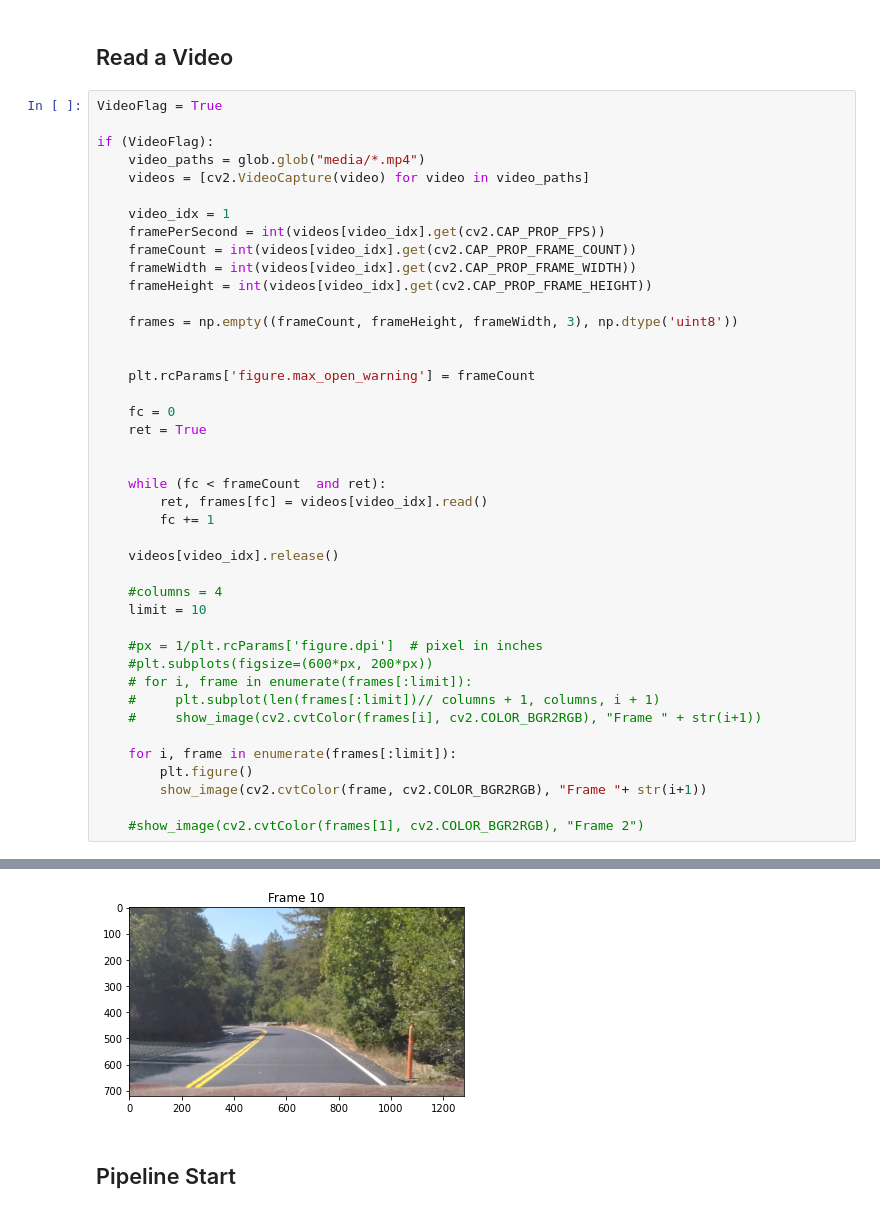
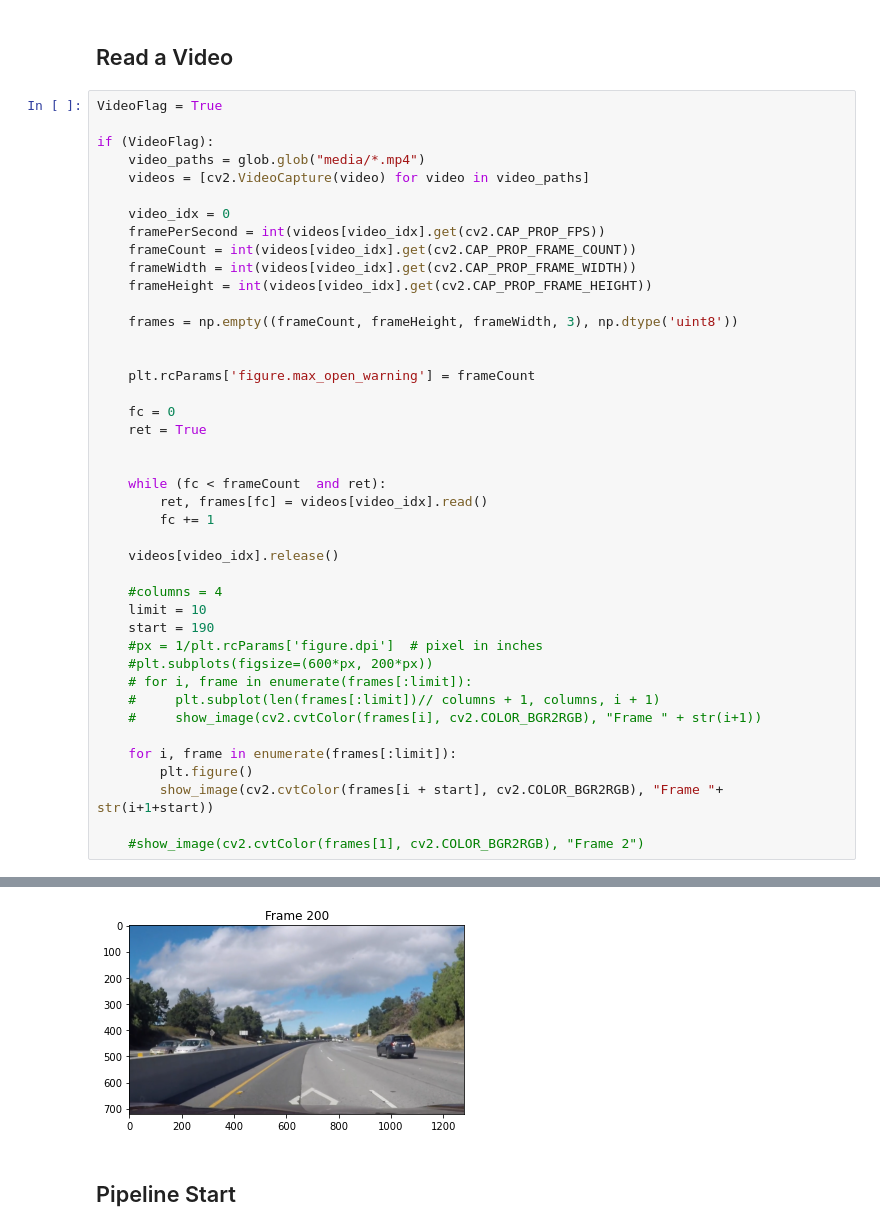
Before and after one commit to Mazen-Ghaleb/ComputerVisionProject, a Jupyter notebook: SelfDrivingPerception.ipynb, the cells around one changed output, grey strips where cells are left out. Drawn from its saved outputs; the diff is of its cells as text.

```diff
--- a/SelfDrivingPerception.ipynb
+++ b/SelfDrivingPerception.ipynb
@@ -32,7 +32,7 @@ if (VideoFlag):
     video_paths = glob.glob("media/*.mp4")
     videos = [cv2.VideoCapture(video) for video in video_paths]
 
-    video_idx = 1
+    video_idx = 0
     framePerSecond = int(videos[video_idx].get(cv2.CAP_PROP_FPS))
     frameCount = int(videos[video_idx].get(cv2.CAP_PROP_FRAME_COUNT))
     frameWidth = int(videos[video_idx].get(cv2.CAP_PROP_FRAME_WIDTH))
@@ -55,7 +55,7 @@ if (VideoFlag):
 
     #columns = 4
     limit = 10
-
+    start = 190
     #px = 1/plt.rcParams['figure.dpi']  # pixel in inches
     #plt.subplots(figsize=(600*px, 200*px))
     # for i, frame in enumerate(frames[:limit]):
@@ -64,7 +64,7 @@ if (VideoFlag):
 
     for i, frame in enumerate(frames[:limit]):
         plt.figure()
-        show_image(cv2.cvtColor(frame, cv2.COLOR_BGR2RGB), "Frame "+ str(i+1))
+        show_image(cv2.cvtColor(frames[i + start], cv2.COLOR_BGR2RGB), "Frame "+ str(i+1+start))
 
     #show_image(cv2.cvtColor(frames[1], cv2.COLOR_BGR2RGB), "Frame 2")
 # %% [output]
@@ -80,4 +80,4 @@ if (VideoFlag):
-[figure, old version]
+[figure, new version]
 # %% [markdown]
 ## Pipeline Start
 # %%
```
Also changed, not shown: parts of 22 cells of this notebook.
